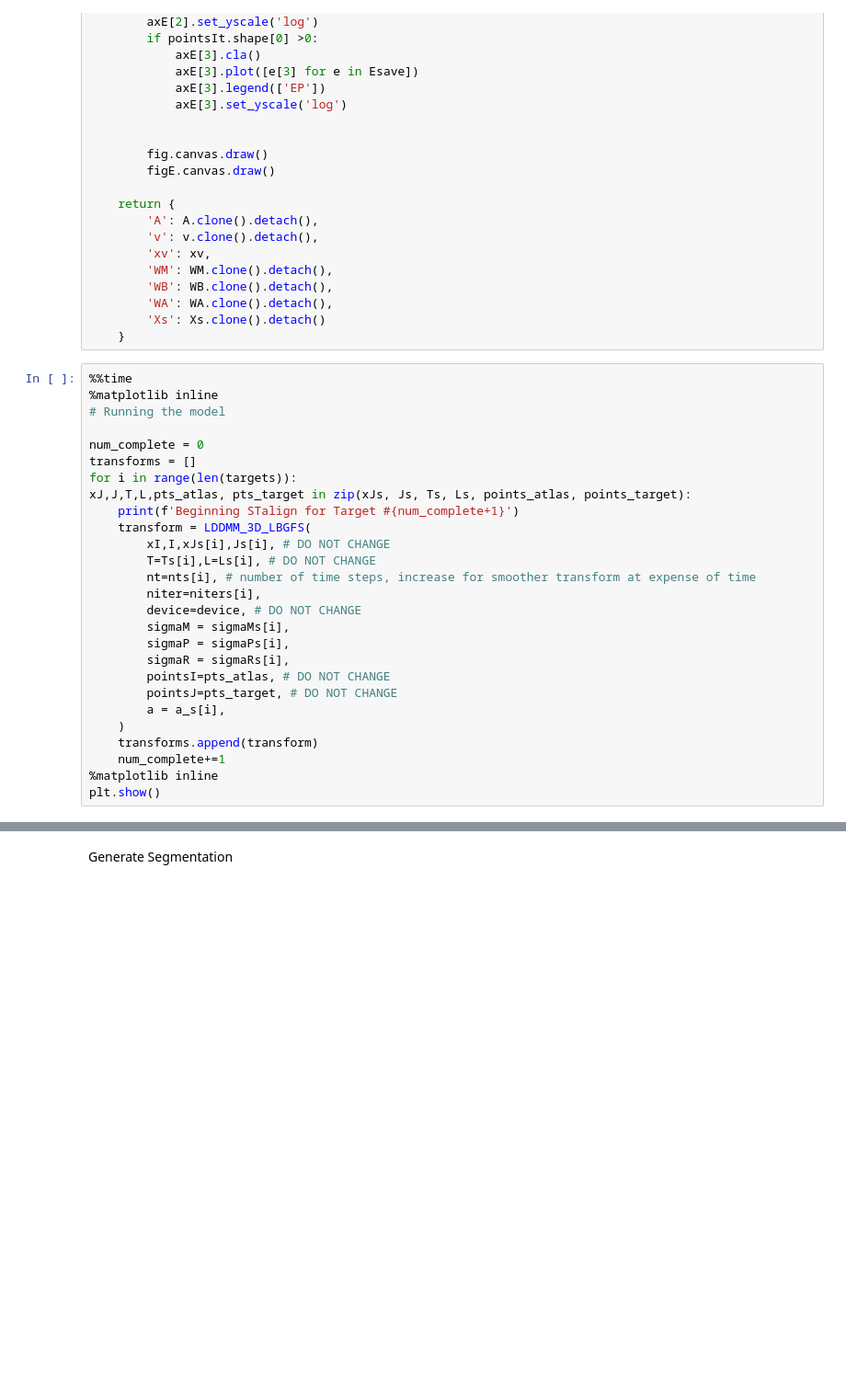
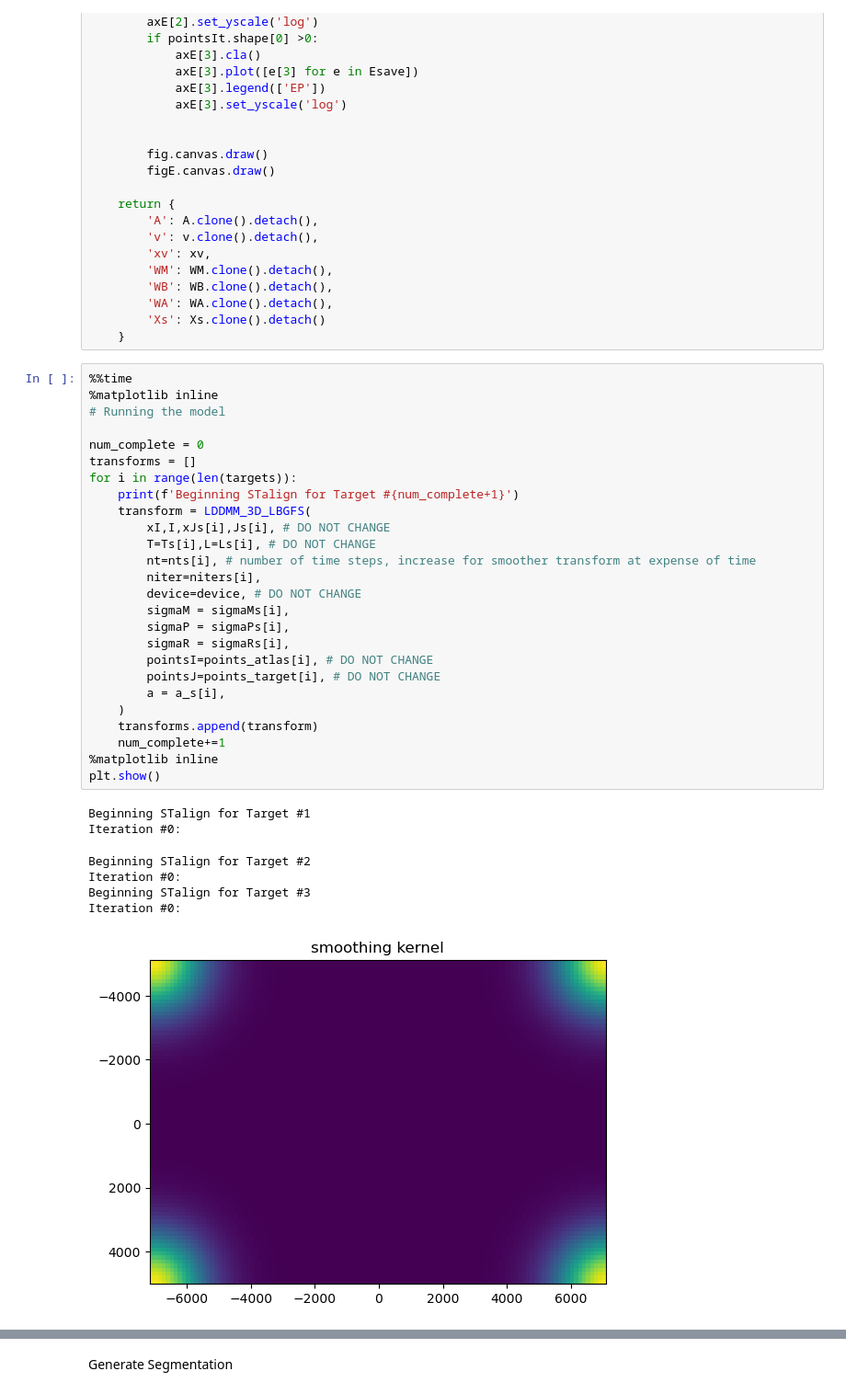
Before and after one commit to rk324/Dissecting-Atlas-Registered-Tissue, a Jupyter notebook: notebook.ipynb, the cells around one changed output, grey strips where cells are left out. Shown at 92% size. Saved outputs shown, nothing was run; the diff lists cells and outputs as text; blank space fills up the shorter version.

```diff
--- a/notebook.ipynb
+++ b/notebook.ipynb
@@ -946,27 +948,34 @@ def LDDMM_3D_LBGFS(xI,I,xJ,J,pointsI=None,pointsJ=None,
 # %%
 %%time
 %matplotlib inline
 # Running the model
 
 num_complete = 0
 transforms = []
 for i in range(len(targets)):
-xJ,J,T,L,pts_atlas, pts_target in zip(xJs, Js, Ts, Ls, points_atlas, points_target):
     print(f'Beginning STalign for Target #{num_complete+1}')
     transform = LDDMM_3D_LBGFS(
         xI,I,xJs[i],Js[i], # DO NOT CHANGE
         T=Ts[i],L=Ls[i], # DO NOT CHANGE
         nt=nts[i], # number of time steps, increase for smoother transform at expense of time
         niter=niters[i],
         device=device, # DO NOT CHANGE
         sigmaM = sigmaMs[i],
         sigmaP = sigmaPs[i],
         sigmaR = sigmaRs[i],
-        pointsI=pts_atlas, # DO NOT CHANGE
-        pointsJ=pts_target, # DO NOT CHANGE
+        pointsI=points_atlas[i], # DO NOT CHANGE
+        pointsJ=points_target[i], # DO NOT CHANGE
         a = a_s[i],
     )
     transforms.append(transform)
     num_complete+=1
 %matplotlib inline
 plt.show()
+# %% [output]
+Beginning STalign for Target #1
+Iteration #0:
+Beginning STalign for Target #2
+Iteration #0:
+Beginning STalign for Target #3
+Iteration #0:
+[figure, added]
```
Also changed, not shown: parts of 9 cells of this notebook.
